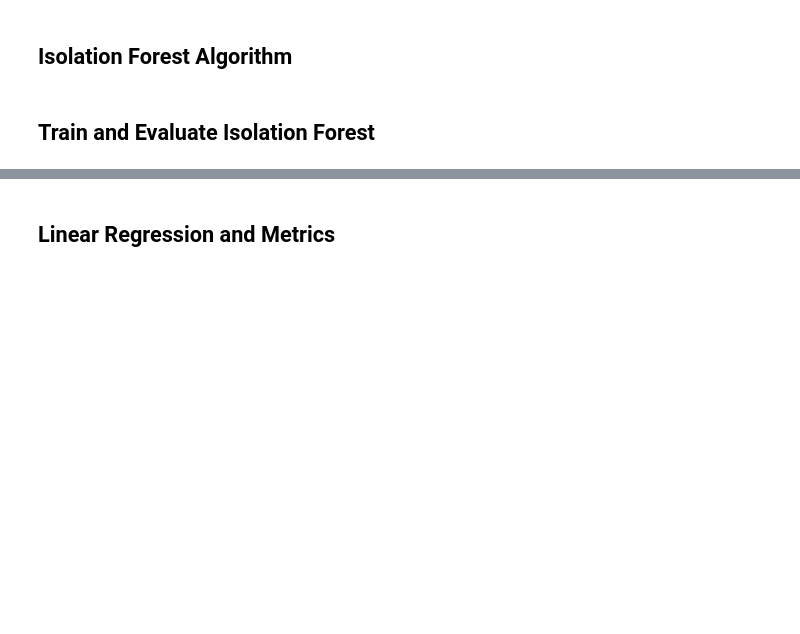
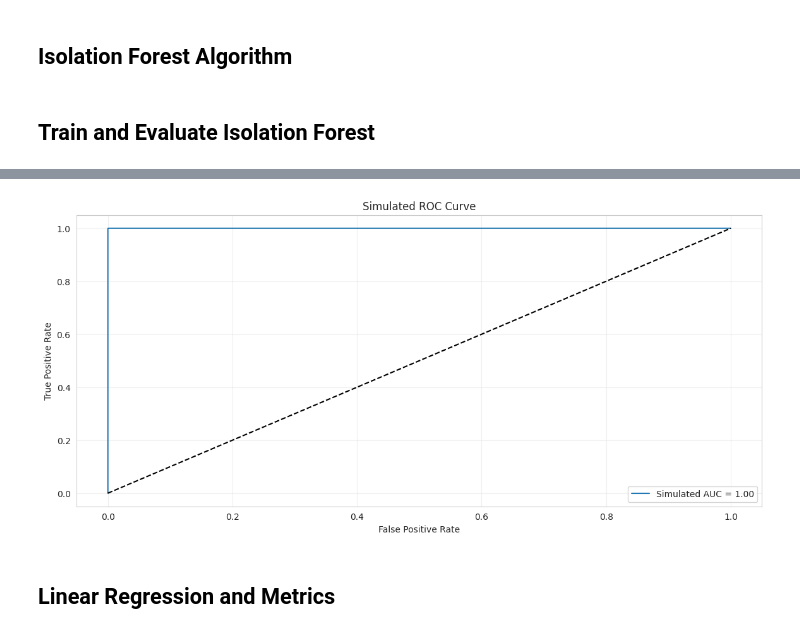
Before and after one commit to EmperorOlashinbo/environment_monitor, a Jupyter notebook: project.ipynb, the cells around one changed output, grey strips where cells are left out. Saved outputs shown, nothing was run; the diff lists cells and outputs as text; code cells hidden in the pictures; blank space fills up the shorter version.

```diff
--- a/project.ipynb
+++ b/project.ipynb
@@ -298,3 +312,27 @@ Name: anomaly_score, dtype: float64
+# %%
+from sklearn.metrics import roc_curve, roc_auc_score
+
+# Simulate y_true: top 5% scores are anomalies
+n = len(df_cleaned)
+n_anom = int(0.05 * n)
+y_true_sim = np.zeros(n)
+y_true_sim[np.argsort(df_cleaned['anomaly_score'].values)[-n_anom:]] = 1
+
+scores = df_cleaned['anomaly_score'].values
+
+fpr, tpr, thresholds = roc_curve(y_true_sim, scores)
+auc = roc_auc_score(y_true_sim, scores)
+
+plt.plot(fpr, tpr, label=f'Simulated AUC = {auc:.2f}')
+plt.plot([0, 1], [0, 1], 'k--')
+plt.xlabel('False Positive Rate')
+plt.ylabel('True Positive Rate')
+plt.title('Simulated ROC Curve')
+plt.legend()
+plt.grid(True, alpha=0.3)
+plt.show()
+# %% [output]
+[figure, added]
 # %% [markdown]
 ## Linear Regression and Metrics
 # %%
```
Also changed, not shown: parts of 12 cells of this notebook, 2 other files.
